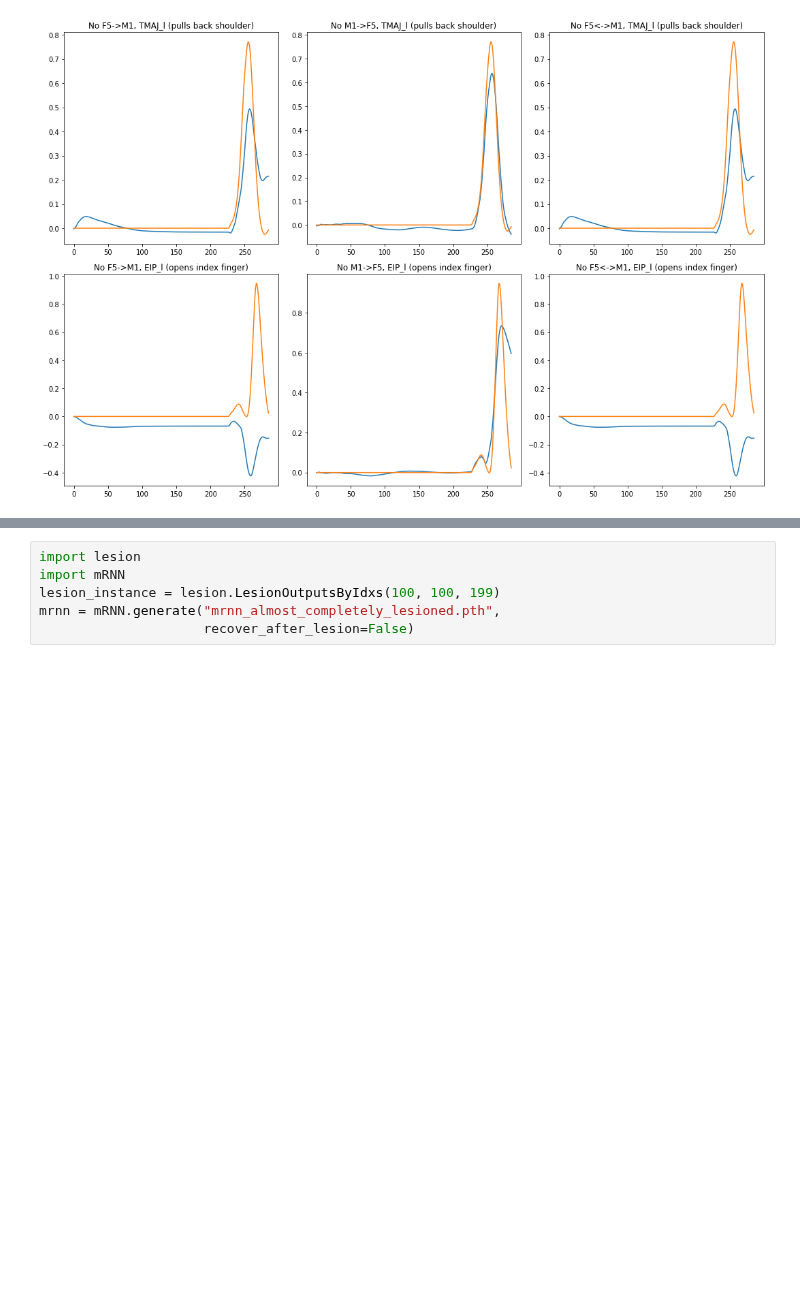
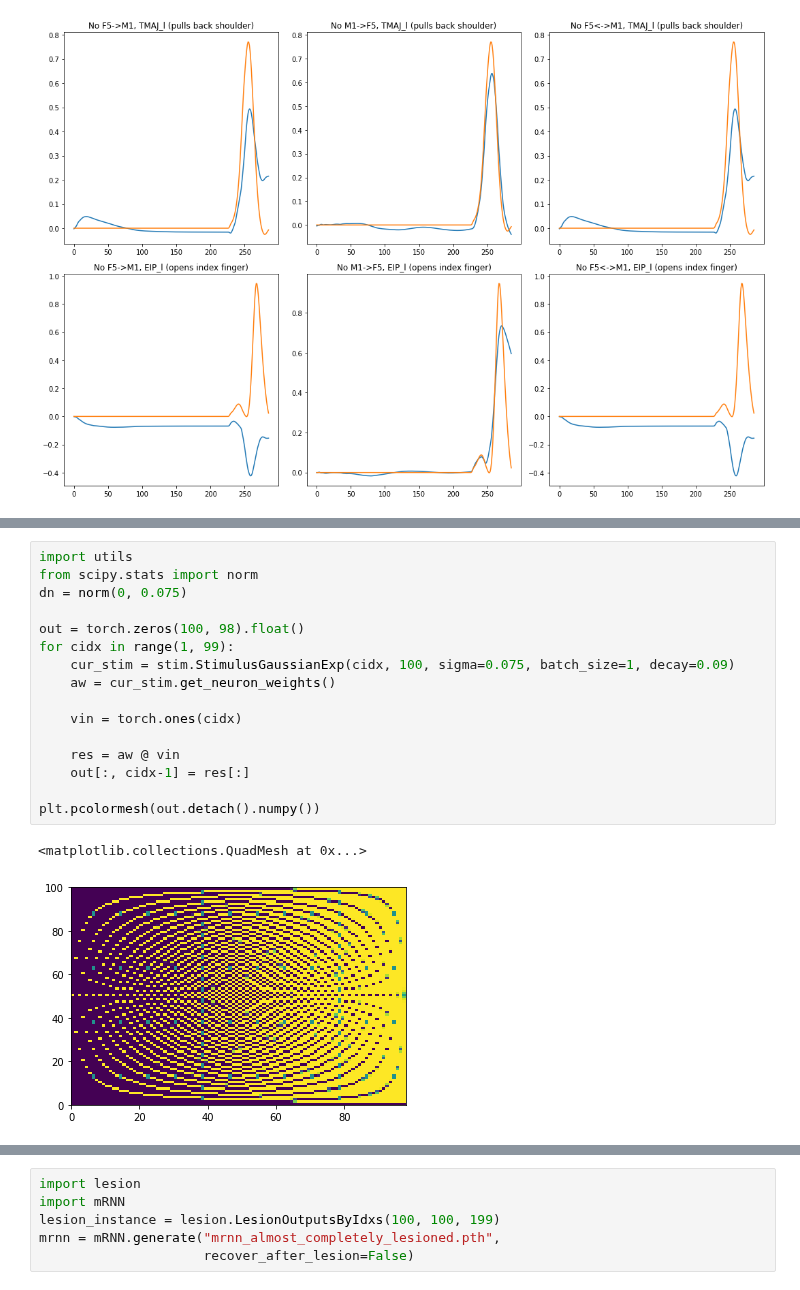
Before and after one commit to mmattb/coproc-poc, a Jupyter notebook: grasp-coproc.ipynb, the cells around one changed output, grey strips where cells are left out. Drawn from its saved outputs; the diff is of its cells as text; blank space fills up the shorter version.

```diff
--- a/grasp-coproc.ipynb
+++ b/grasp-coproc.ipynb
@@ -277 +276,20 @@ plt.show()
+# %%
+import utils
+from scipy.stats import norm
+dn = norm(0, 0.075)
+
+out = torch.zeros(100, 98).float()
+for cidx in range(1, 99):
+    cur_stim = stim.StimulusGaussianExp(cidx, 100, sigma=0.075, batch_size=1, decay=0.09)
+    aw = cur_stim.get_neuron_weights()
+
+    vin = torch.ones(cidx)
+
+    res = aw @ vin
+    out[:, cidx-1] = res[:]
+
+plt.pcolormesh(out.detach().numpy())
+# %% [output]
+<matplotlib.collections.QuadMesh at 0x...>
+[figure, added]
 # %%
```
Also changed, not shown: parts of 4 cells of this notebook, 4 other files.
